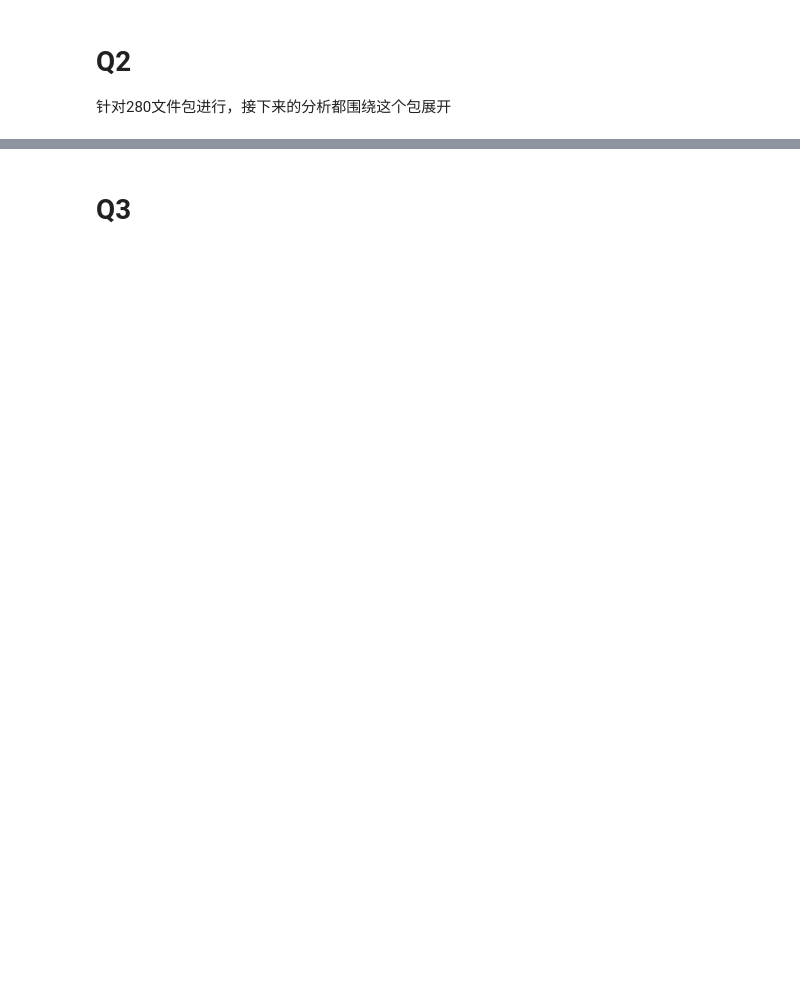
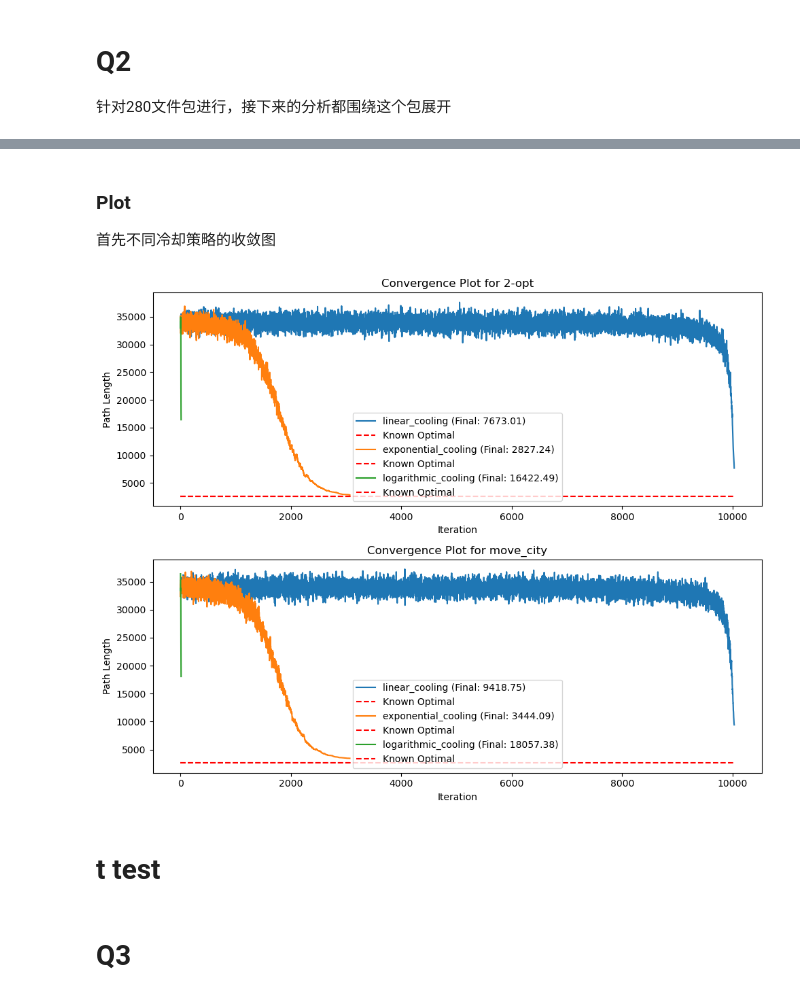
Before and after one commit to jazminli/TSP-Assignment3, a Jupyter notebook: 1-3.ipynb, the cells around one changed output, grey strips where cells are left out. Drawn from its saved outputs; the diff is of its cells as text; code cells hidden in the pictures; blank space fills up the shorter version.

Commit message:
convergence plot in 1-3

```diff
--- a/1-3.ipynb
+++ b/1-3.ipynb
@@ -185,6 +186,7 @@ print("最优路径长度:", opt_length280)
 针对280文件包进行，接下来的分析都围绕这个包展开
 # %%
 # 导入280数据
-cities280 = parse_tsp('a280.tsp.txt')
-opt_tour280 = parse_opt_tour('a280.opt.tour.txt')
-opt_length280 = calculate_opt_length(cities, opt_tour)
+cities = parse_tsp('a280.tsp.txt')
+distance_matrix = create_distance_matrix(cities)
+opt_tour = parse_opt_tour('a280.opt.tour.txt')
+opt_length280 = path_length(distance_matrix, opt_tour)
@@ -260,3 +242,43 @@ plt.show()
+# %% [markdown]
+### Plot
+
+首先不同冷却策略的收敛图
+# %%
+# 设置参数
+runs = 5  # 运行次数
+initial_temp = 10000  # 初始温度
+final_temp = 1    # 最终温度
+alpha = 0.997         # 冷却率
+# %%
+import matplotlib.pyplot as plt
+
+# 收集不同冷却策略和优化方法的数据
+data = {}
+for cooling_schedule in [linear_cooling, exponential_cooling, logarithmic_cooling]:
+    for method in ['2-opt', 'move_city']:
+        _, best_length, lengths = multiple_runs_simulated_annealing(distance_matrix, runs, initial_temp, final_temp, alpha, method, cooling_schedule)
+        data[(cooling_schedule.__name__, method)] = lengths
+
+# 已知的最优路径长度
+known_optimal_length = 2586.77 # 这里放入已知的最优路径长度
+
+# 绘制收敛图并在图表上显示结果
+fig, axs = plt.subplots(2, 1, figsize=(10, 8))
+for i, method in enumerate(['2-opt', 'move_city']):
+    for cooling_schedule_name in ['linear_cooling', 'exponential_cooling', 'logarithmic_cooling']:
+        lengths = data[(cooling_schedule_name, method)]
+        axs[i].plot(lengths, label=f"{cooling_schedule_name} (Final: {lengths[-1]:.2f})")
+        axs[i].hlines(known_optimal_length, 0, len(lengths)-1, colors='r', linestyles='dashed', label='Known Optimal')
+
+    axs[i].set_title(f'Convergence Plot for {method}')
+    axs[i].set_xlabel('Iteration')
+    axs[i].set_ylabel('Path Length')
+    axs[i].legend()
+
+plt.tight_layout()
+plt.show()
+# %% [output]
+[figure, added]
 # %%
 import numpy as np
 
@@ -358,0 +347,2 @@ for test, result in t_test_results.items():
+# %% [markdown]
+# t test
```
Also changed, not shown: parts of 11 cells of this notebook, 1 other file.
